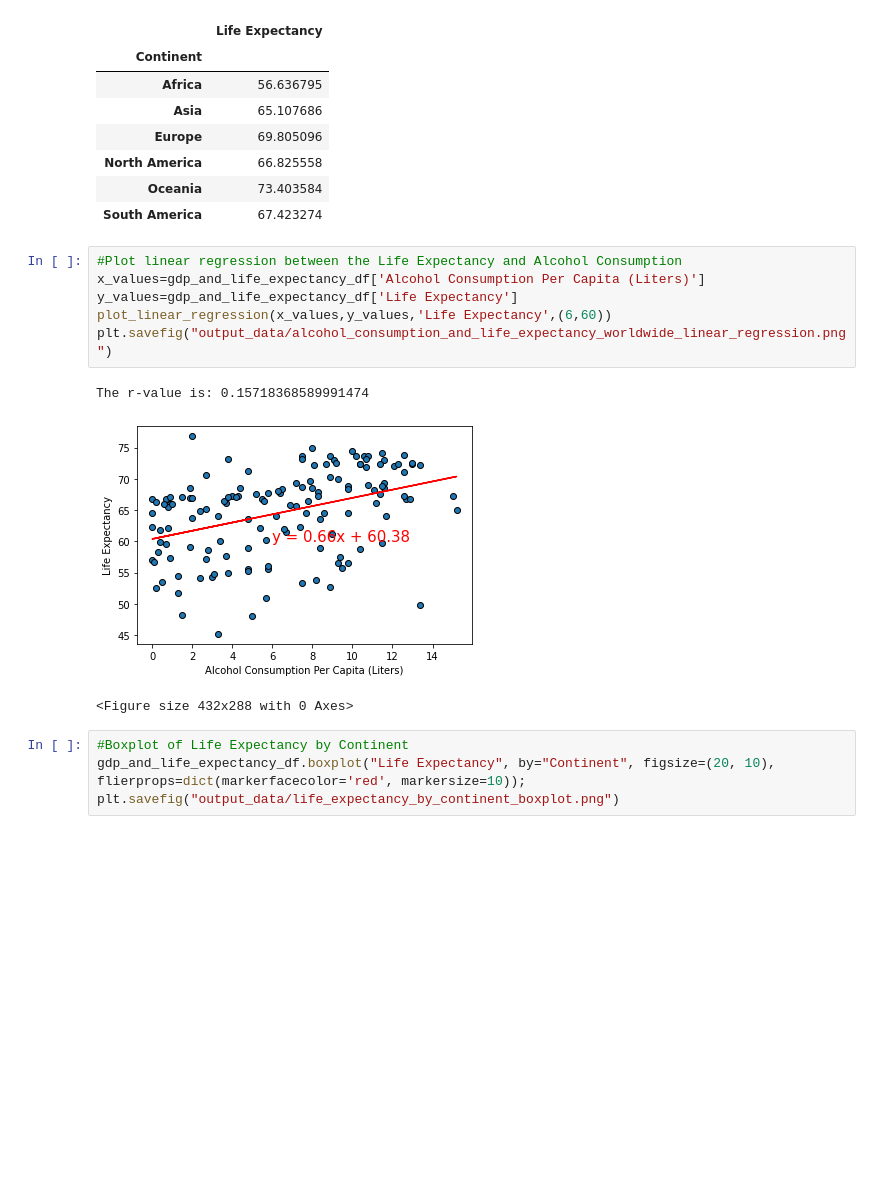
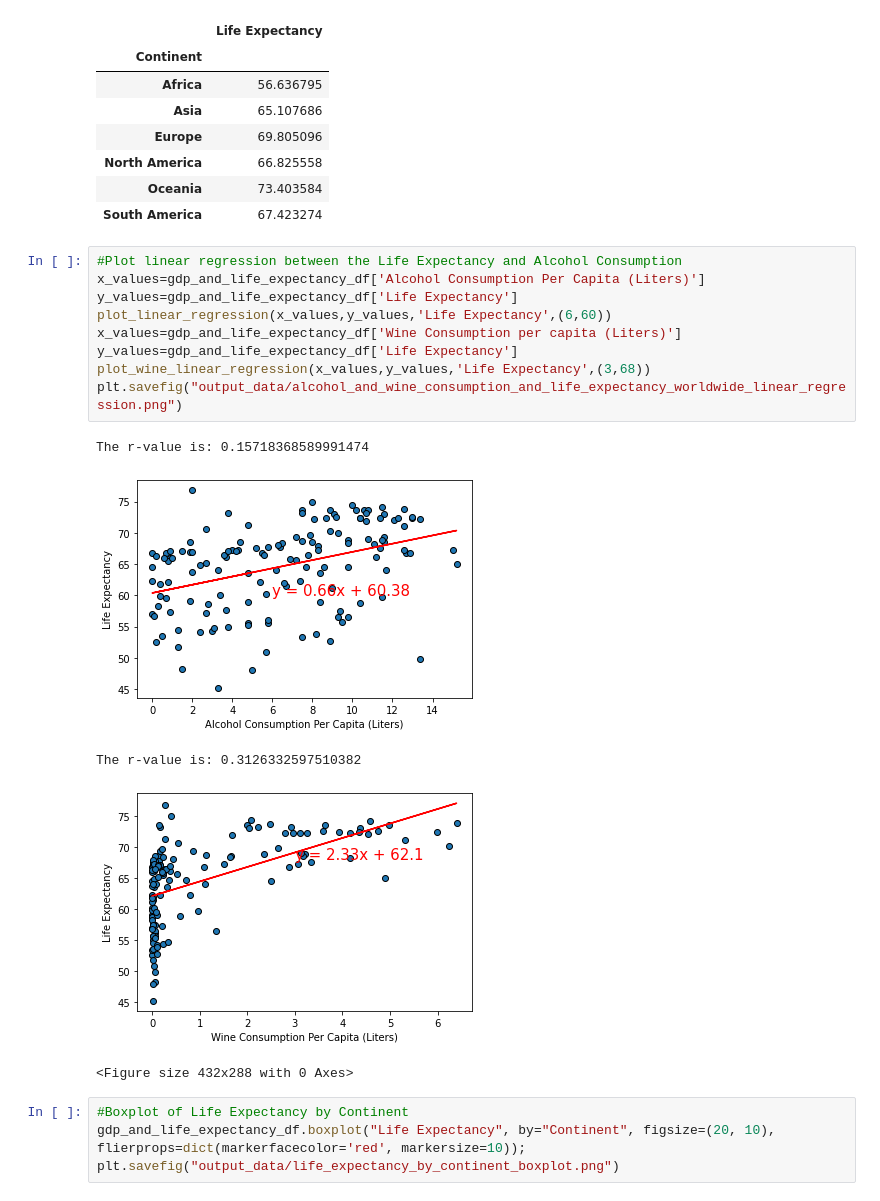
Before and after one commit to reccleston/data-analysis-project-1, a Jupyter notebook: nadia/project_work_with_Ryan.ipynb, the cells around one changed output. Cells and saved outputs as stored; diff of their text form; blank space fills up the shorter version.

```diff
--- a/nadia/project_work_with_Ryan.ipynb
+++ b/nadia/project_work_with_Ryan.ipynb
@@ -387,13 +405,18 @@ life_expectancy_by_continent_mean
 # %%
 #Plot linear regression between the Life Expectancy and Alcohol Consumption
 x_values=gdp_and_life_expectancy_df['Alcohol Consumption Per Capita (Liters)']
 y_values=gdp_and_life_expectancy_df['Life Expectancy']
 plot_linear_regression(x_values,y_values,'Life Expectancy',(6,60))
-plt.savefig("output_data/alcohol_consumption_and_life_expectancy_worldwide_linear_regression.png")
+x_values=gdp_and_life_expectancy_df['Wine Consumption per capita (Liters)']
+y_values=gdp_and_life_expectancy_df['Life Expectancy']
+plot_wine_linear_regression(x_values,y_values,'Life Expectancy',(3,68))
+plt.savefig("output_data/alcohol_and_wine_consumption_and_life_expectancy_worldwide_linear_regression.png")
 # %% [output]
 The r-value is: 0.15718368589991474
 [figure]
-<Figure size 432x288 with 0 Axes>
+The r-value is: 0.3126332597510382
+[figure, added]
+<Figure size 432x288 with 0 Axes>
 # %%
 #Boxplot of Life Expectancy by Continent
 gdp_and_life_expectancy_df.boxplot("Life Expectancy", by="Continent", figsize=(20, 10), flierprops=dict(markerfacecolor='red', markersize=10));
```
Also changed, not shown: parts of 7 cells of this notebook, 4 other files.
